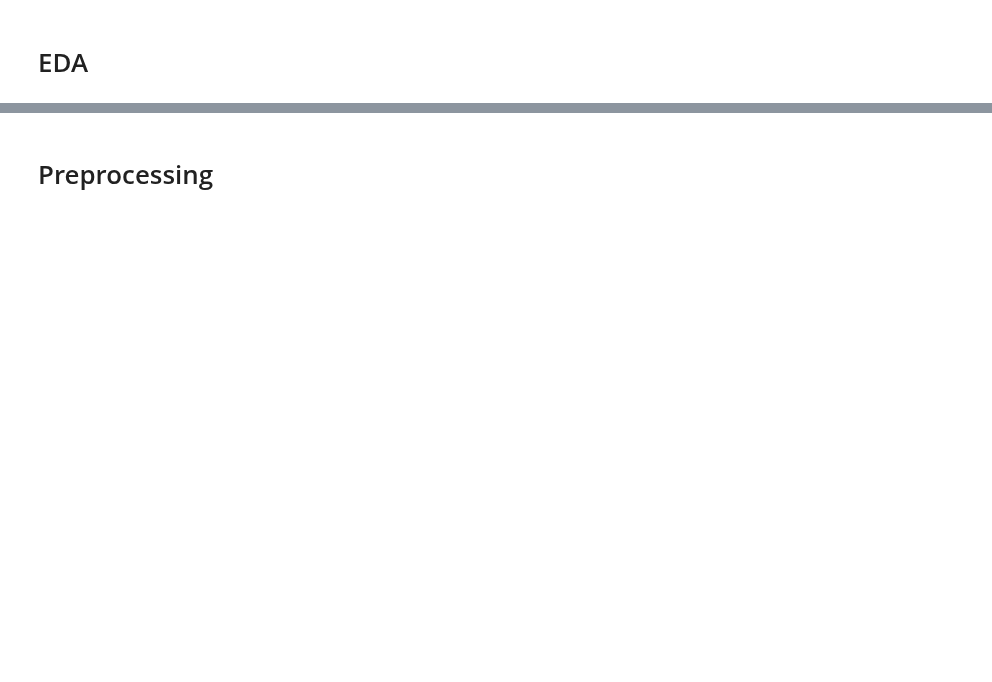
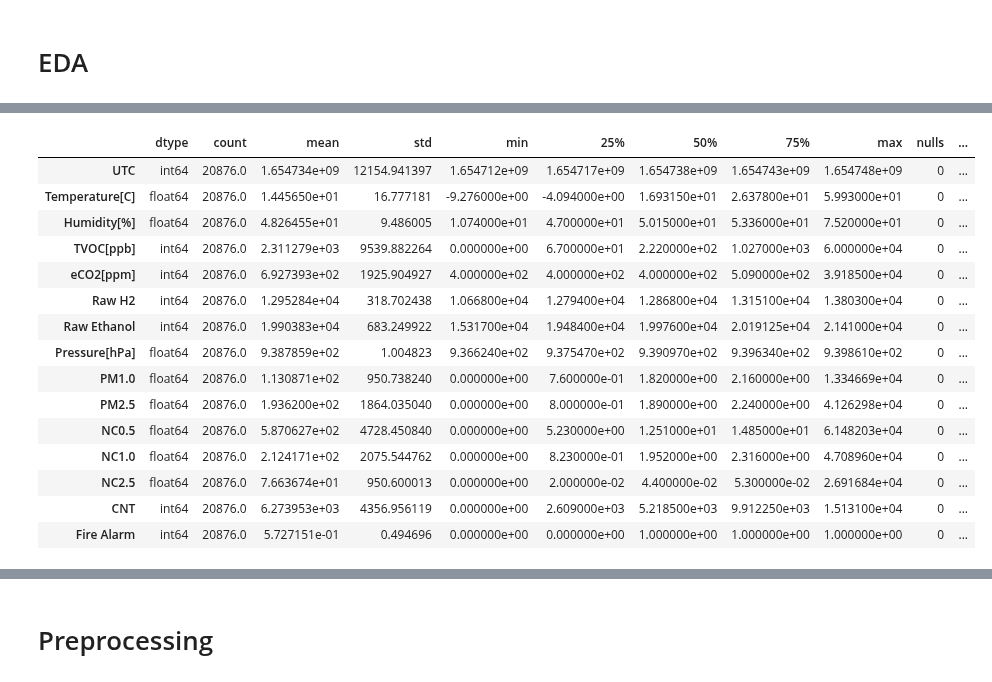
Before and after one commit to dropthedave/MLOps_Project, a Jupyter notebook: Notebook_Lukas.ipynb, the cells around one changed output, grey strips where cells are left out. Drawn from its saved outputs; the diff is of its cells as text; code cells hidden in the pictures; blank space fills up the shorter version.

```diff
--- a/Notebook_Lukas.ipynb
+++ b/Notebook_Lukas.ipynb
@@ -87,17 +89,34 @@ Q1.sample(5)
 # %%
 # descriptive statistics, data types and missing values
 def dataset_infos(dataframe):
     # descriptive statistics
     descriptives = dataframe.describe(include='all').T
 
     # data types column
     descriptives.insert(loc=0, column='dtype', value=dataframe.dtypes)
 
     # missing values
     missing = pd.concat([dataframe.isnull().sum(), dataframe.eq('').sum()], keys=['nulls','empty strings'], axis=1)
 
     return pd.merge(descriptives, missing, left_index=True, right_index=True)
 
-dataset_infos(Q1)
+dataset_infos(df1)
+# %% [output]
+|  | dtype | count | mean | std | min | 25% | 50% | 75% | max | nulls | ... |
+| UTC | int64 | 20876.0 | 1.654734e+09 | 12154.941397 | 1.654712e+09 | 1.654717e+09 | 1.654738e+09 | 1.654743e+09 | 1.654748e+09 | 0 | ... |
+| Temperature[C] | float64 | 20876.0 | 1.445650e+01 | 16.777181 | -9.276000e+00 | -4.094000e+00 | 1.693150e+01 | 2.637800e+01 | 5.993000e+01 | 0 | ... |
+| Humidity[%] | float64 | 20876.0 | 4.826455e+01 | 9.486005 | 1.074000e+01 | 4.700000e+01 | 5.015000e+01 | 5.336000e+01 | 7.520000e+01 | 0 | ... |
+| TVOC[ppb] | int64 | 20876.0 | 2.311279e+03 | 9539.882264 | 0.000000e+00 | 6.700000e+01 | 2.220000e+02 | 1.027000e+03 | 6.000000e+04 | 0 | ... |
+| eCO2[ppm] | int64 | 20876.0 | 6.927393e+02 | 1925.904927 | 4.000000e+02 | 4.000000e+02 | 4.000000e+02 | 5.090000e+02 | 3.918500e+04 | 0 | ... |
+| Raw H2 | int64 | 20876.0 | 1.295284e+04 | 318.702438 | 1.066800e+04 | 1.279400e+04 | 1.286800e+04 | 1.315100e+04 | 1.380300e+04 | 0 | ... |
+| Raw Ethanol | int64 | 20876.0 | 1.990383e+04 | 683.249922 | 1.531700e+04 | 1.948400e+04 | 1.997600e+04 | 2.019125e+04 | 2.141000e+04 | 0 | ... |
+| Pressure[hPa] | float64 | 20876.0 | 9.387859e+02 | 1.004823 | 9.366240e+02 | 9.375470e+02 | 9.390970e+02 | 9.396340e+02 | 9.398610e+02 | 0 | ... |
+| PM1.0 | float64 | 20876.0 | 1.130871e+02 | 950.738240 | 0.000000e+00 | 7.600000e-01 | 1.820000e+00 | 2.160000e+00 | 1.334669e+04 | 0 | ... |
+| PM2.5 | float64 | 20876.0 | 1.936200e+02 | 1864.035040 | 0.000000e+00 | 8.000000e-01 | 1.890000e+00 | 2.240000e+00 | 4.126298e+04 | 0 | ... |
+| NC0.5 | float64 | 20876.0 | 5.870627e+02 | 4728.450840 | 0.000000e+00 | 5.230000e+00 | 1.251000e+01 | 1.485000e+01 | 6.148203e+04 | 0 | ... |
+| NC1.0 | float64 | 20876.0 | 2.124171e+02 | 2075.544762 | 0.000000e+00 | 8.230000e-01 | 1.952000e+00 | 2.316000e+00 | 4.708960e+04 | 0 | ... |
+| NC2.5 | float64 | 20876.0 | 7.663674e+01 | 950.600013 | 0.000000e+00 | 2.000000e-02 | 4.400000e-02 | 5.300000e-02 | 2.691684e+04 | 0 | ... |
+| CNT | int64 | 20876.0 | 6.273953e+03 | 4356.956119 | 0.000000e+00 | 2.609000e+03 | 5.218500e+03 | 9.912250e+03 | 1.513100e+04 | 0 | ... |
+| Fire Alarm | int64 | 20876.0 | 5.727151e-01 | 0.494696 | 0.000000e+00 | 0.000000e+00 | 1.000000e+00 | 1.000000e+00 | 1.000000e+00 | 0 | ... |
 # %%
 # duplicate rows
```
Also changed, not shown: parts of 93 cells of this notebook.
